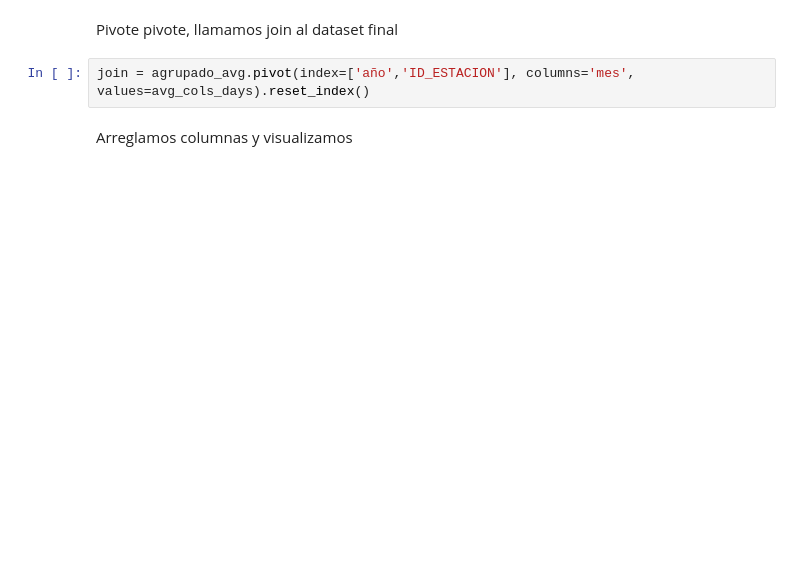
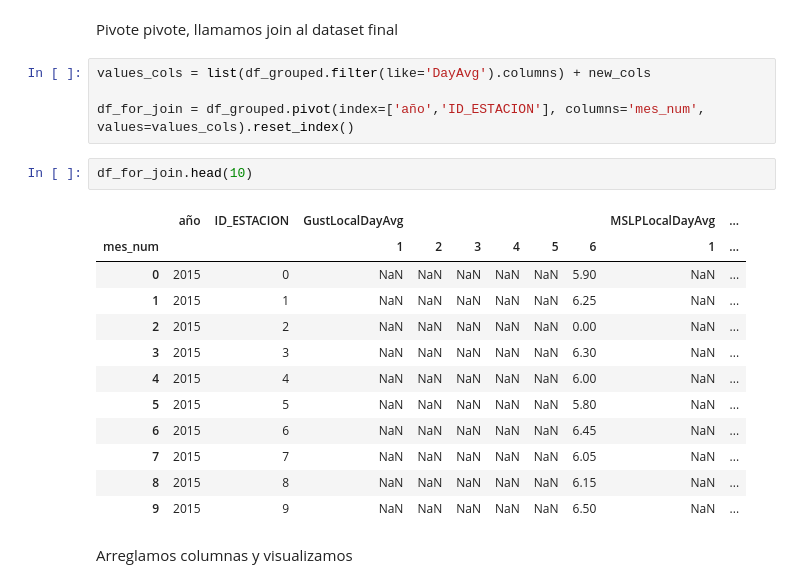
Before and after one commit to vitostamatti/datathon-cajamar-malbecs, a Jupyter notebook: notebooks/01-data-preprocessing/eto_preparation.ipynb, the cells around one changed output. Saved outputs shown, nothing was run; the diff lists cells and outputs as text; blank space fills up the shorter version.

```diff
--- a/notebooks/01-data-preprocessing/eto_preparation.ipynb
+++ b/notebooks/01-data-preprocessing/eto_preparation.ipynb
@@ -143,7 +222,24 @@ agrupado_avg = agrupado[ids + avg_cols_days]
 # %% [markdown]
 Pivote pivote, llamamos join al dataset final
 # %%
-join = agrupado_avg.pivot(index=['año','ID_ESTACION'], columns='mes', values=avg_cols_days).reset_index()
+values_cols = list(df_grouped.filter(like='DayAvg').columns) + new_cols
+
+df_for_join = df_grouped.pivot(index=['año','ID_ESTACION'], columns='mes_num', values=values_cols).reset_index()
+# %%
+df_for_join.head(10)
+# %% [output]
+|  | año | ID_ESTACION | GustLocalDayAvg |  |  |  |  |  | MSLPLocalDayAvg | ... |
+| mes_num |  |  | 1 | 2 | 3 | 4 | 5 | 6 | 1 | ... |
+| 0 | 2015 | 0 | NaN | NaN | NaN | NaN | NaN | 5.90 | NaN | ... |
+| 1 | 2015 | 1 | NaN | NaN | NaN | NaN | NaN | 6.25 | NaN | ... |
+| 2 | 2015 | 2 | NaN | NaN | NaN | NaN | NaN | 0.00 | NaN | ... |
+| 3 | 2015 | 3 | NaN | NaN | NaN | NaN | NaN | 6.30 | NaN | ... |
+| 4 | 2015 | 4 | NaN | NaN | NaN | NaN | NaN | 6.00 | NaN | ... |
+| 5 | 2015 | 5 | NaN | NaN | NaN | NaN | NaN | 5.80 | NaN | ... |
+| 6 | 2015 | 6 | NaN | NaN | NaN | NaN | NaN | 6.45 | NaN | ... |
+| 7 | 2015 | 7 | NaN | NaN | NaN | NaN | NaN | 6.05 | NaN | ... |
+| 8 | 2015 | 8 | NaN | NaN | NaN | NaN | NaN | 6.15 | NaN | ... |
+| 9 | 2015 | 9 | NaN | NaN | NaN | NaN | NaN | 6.50 | NaN | ... |
 # %% [markdown]
 Arreglamos columnas y visualizamos
 # %%
```
Also changed, not shown: parts of 33 cells of this notebook.
